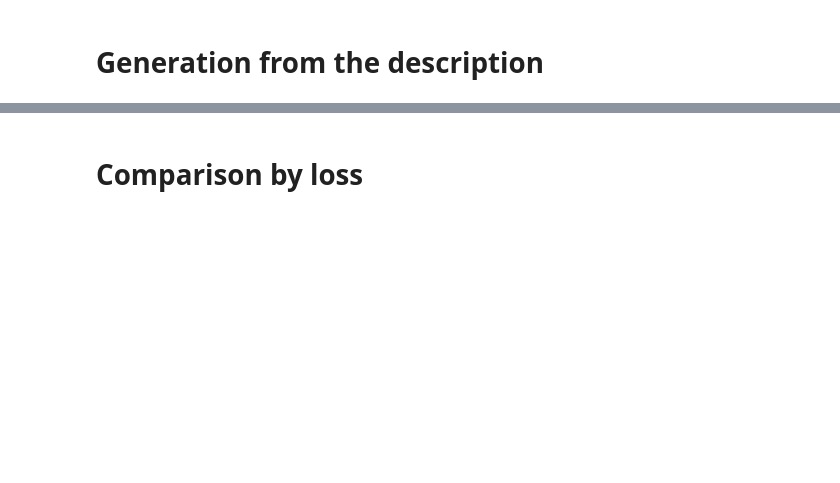
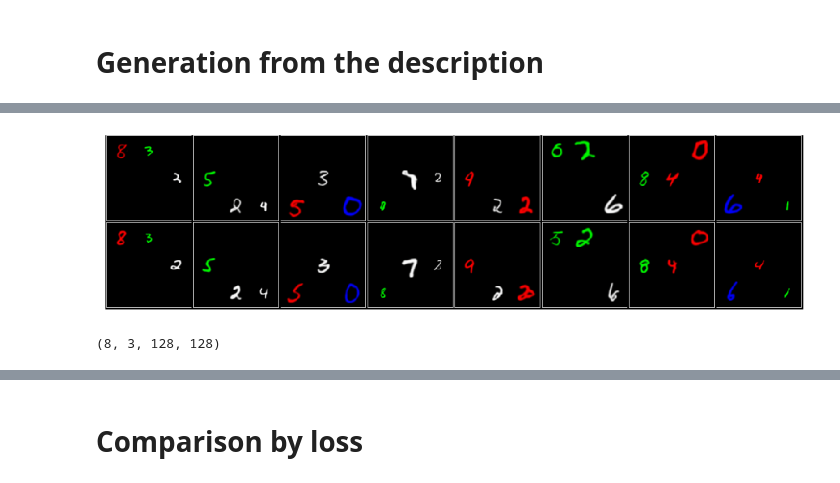
Before and after one commit to AndrewSukhobok95/discrete_latents_for_text_to_image_gen, a Jupyter notebook: notebooks/md_mnist/comparison_1s_vs_2s_by_loss.ipynb, the cells around one changed output, grey strips where cells are left out. Cells and saved outputs as stored; diff of their text form; code cells hidden in the pictures; blank space fills up the shorter version.

```diff
--- a/notebooks/md_mnist/comparison_1s_vs_2s_by_loss.ipynb
+++ b/notebooks/md_mnist/comparison_1s_vs_2s_by_loss.ipynb
@@ -121,0 +120,6 @@ show(gen_img, figsize=(16,16), plot_grid=True)
+# %%
+g = torch.cat([g1_img, g2_img], dim=0)
+
+show(g, figsize=(16,16), plot_grid=True)
+# %% [output]
+[figure, added]
@@ -121,0 +129,4 @@ show(gen_img, figsize=(16,16), plot_grid=True)
+# %%
+img_1.shape
+# %% [output]
+(8, 3, 128, 128)
```
Also changed, not shown: parts of 9 cells of this notebook, 7 other files.
